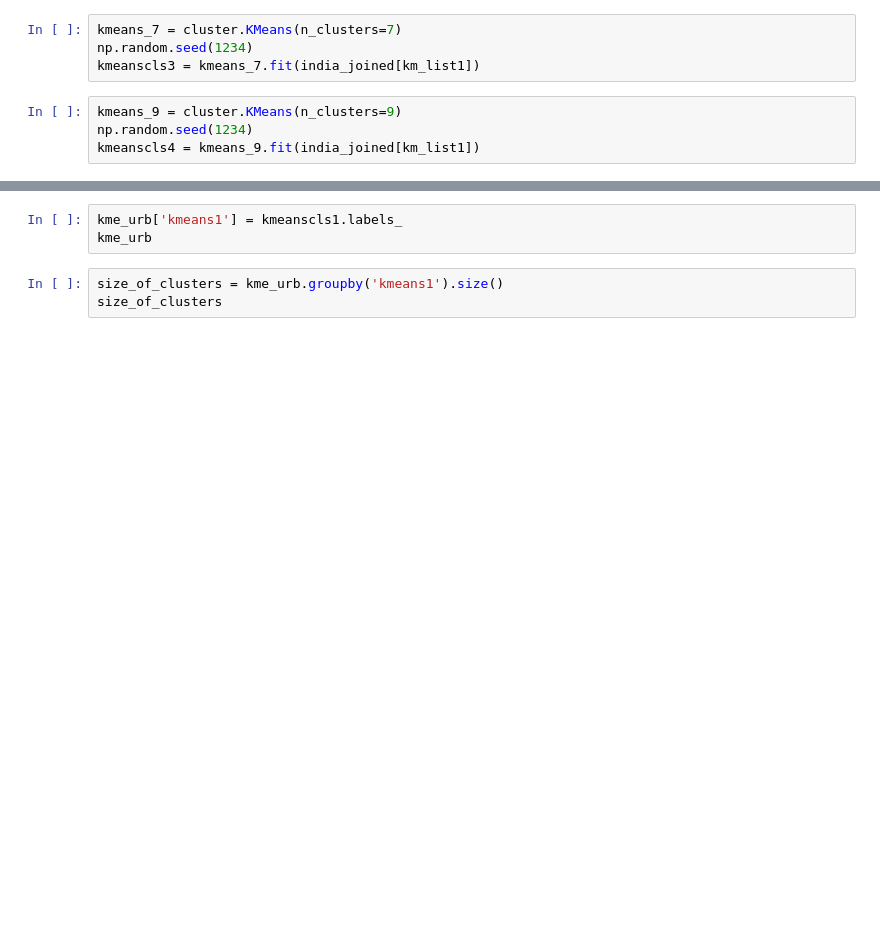
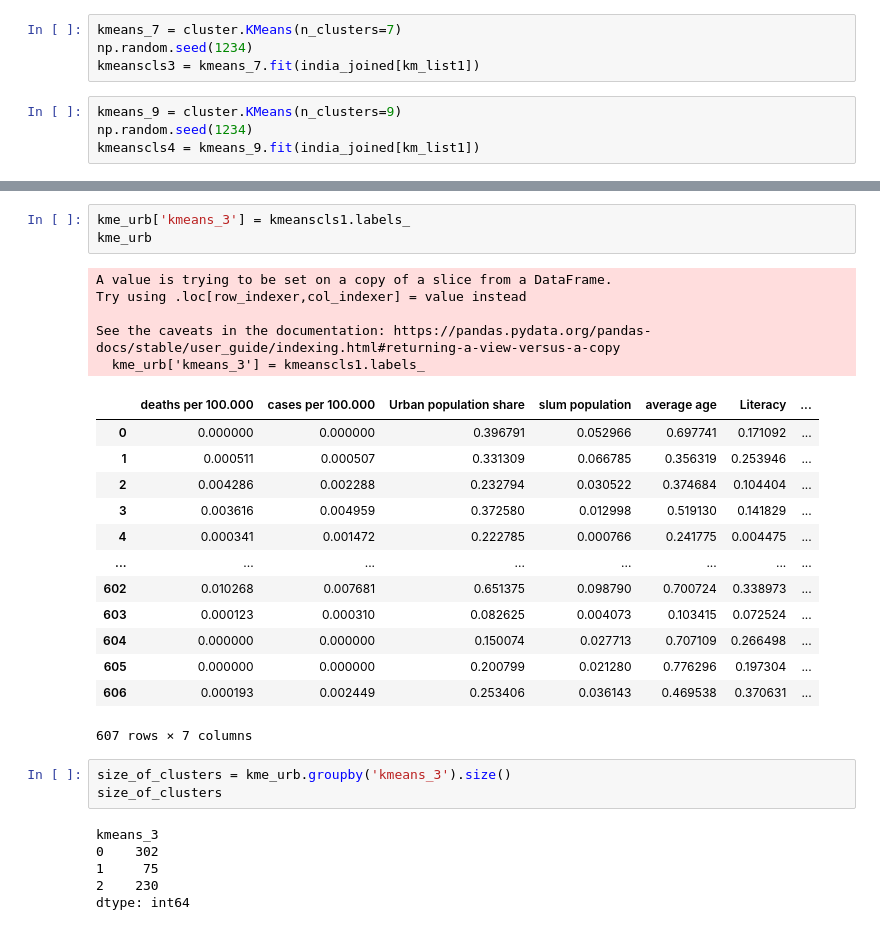
Before and after one commit to Daniel-Los/Introduction-to-datascience-final-project, a Jupyter notebook: Map_India.ipynb, the cells around one changed output, grey strips where cells are left out. Drawn from its saved outputs; the diff is of its cells as text; blank space fills up the shorter version.

Commit message:
clusters en elbow

```diff
--- a/Map_India.ipynb
+++ b/Map_India.ipynb
@@ -366,7 +398,32 @@ kme_urb
 # %%
-kme_urb['kmeans1'] = kmeanscls1.labels_
+kme_urb['kmeans_3'] = kmeanscls1.labels_
 kme_urb
+# %% [output]
+A value is trying to be set on a copy of a slice from a DataFrame.
+Try using .loc[row_indexer,col_indexer] = value instead
+
+See the caveats in the documentation: https://pandas.pydata.org/pandas-docs/stable/user_guide/indexing.html#returning-a-view-versus-a-copy
+  kme_urb['kmeans_3'] = kmeanscls1.labels_
+|  | deaths per 100.000 | cases per 100.000 | Urban population share | slum population | average age | Literacy | ... |
+| 0 | 0.000000 | 0.000000 | 0.396791 | 0.052966 | 0.697741 | 0.171092 | ... |
+| 1 | 0.000511 | 0.000507 | 0.331309 | 0.066785 | 0.356319 | 0.253946 | ... |
+| 2 | 0.004286 | 0.002288 | 0.232794 | 0.030522 | 0.374684 | 0.104404 | ... |
+| 3 | 0.003616 | 0.004959 | 0.372580 | 0.012998 | 0.519130 | 0.141829 | ... |
+| 4 | 0.000341 | 0.001472 | 0.222785 | 0.000766 | 0.241775 | 0.004475 | ... |
+| ... | ... | ... | ... | ... | ... | ... | ... |
+| 602 | 0.010268 | 0.007681 | 0.651375 | 0.098790 | 0.700724 | 0.338973 | ... |
+| 603 | 0.000123 | 0.000310 | 0.082625 | 0.004073 | 0.103415 | 0.072524 | ... |
+| 604 | 0.000000 | 0.000000 | 0.150074 | 0.027713 | 0.707109 | 0.266498 | ... |
+| 605 | 0.000000 | 0.000000 | 0.200799 | 0.021280 | 0.776296 | 0.197304 | ... |
+| 606 | 0.000193 | 0.002449 | 0.253406 | 0.036143 | 0.469538 | 0.370631 | ... |
+607 rows × 7 columns
 # %%
-size_of_clusters = kme_urb.groupby('kmeans1').size()
+size_of_clusters = kme_urb.groupby('kmeans_3').size()
 size_of_clusters
+# %% [output]
+kmeans_3
+0    302
+1     75
+2    230
+dtype: int64
 # %%
```
Also changed, not shown: parts of 16 cells of this notebook.
